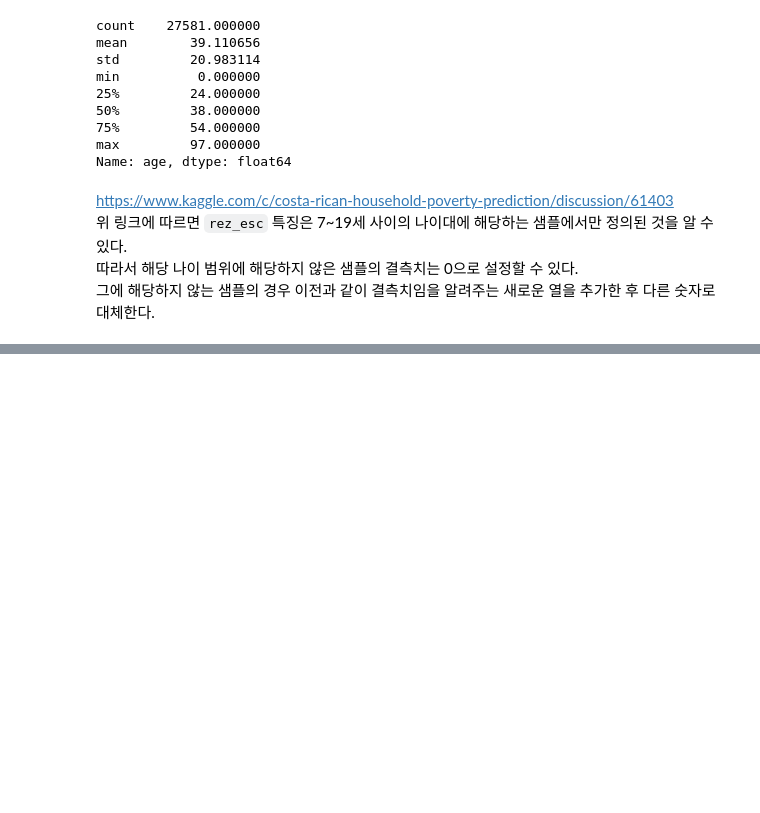
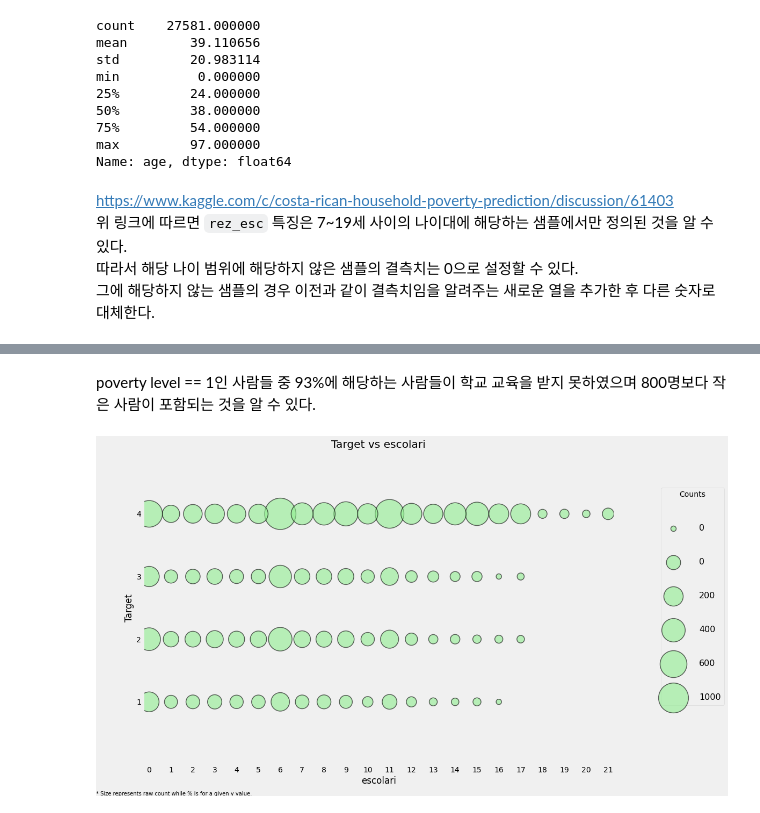
Before and after one commit to HyeonGeunY/costa-rican, a Jupyter notebook: notebooks/A_Complete_Introduction_and_Walkthrough.ipynb, the cells around one changed output, grey strips where cells are left out. Saved outputs shown, nothing was run; the diff lists cells and outputs as text; code cells hidden in the pictures; blank space fills up the shorter version.

```diff
--- a/notebooks/A_Complete_Introduction_and_Walkthrough.ipynb
+++ b/notebooks/A_Complete_Introduction_and_Walkthrough.ipynb
@@ -356,0 +374,6 @@ data.loc[((data['age'] > 19) | (data['age'] < 7))]
+# %% [markdown]
+poverty level == 1인 사람들 중 93%에 해당하는 사람들이 학교 교육을 받지 못하였으며 800명보다 작은 사람이 포함되는 것을 알 수 있다.
+# %%
+plot_categoricals(data, 'escolari', "Target", annotate=False)
+# %% [output]
+[figure, added]
```
Also changed, not shown: parts of 16 cells of this notebook, 1 other file.
